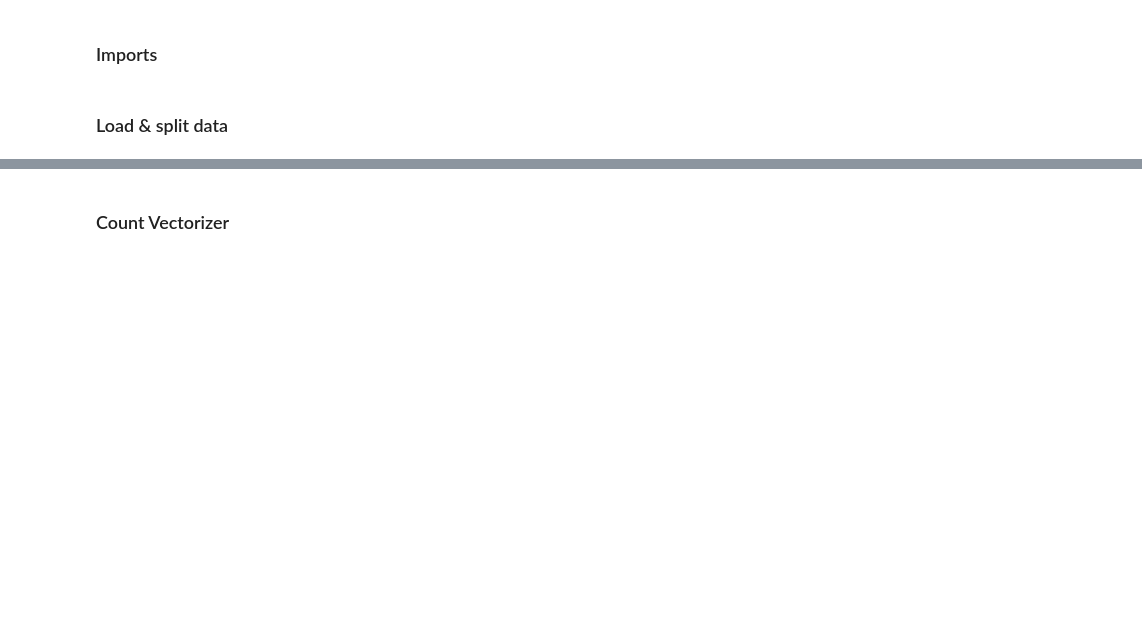
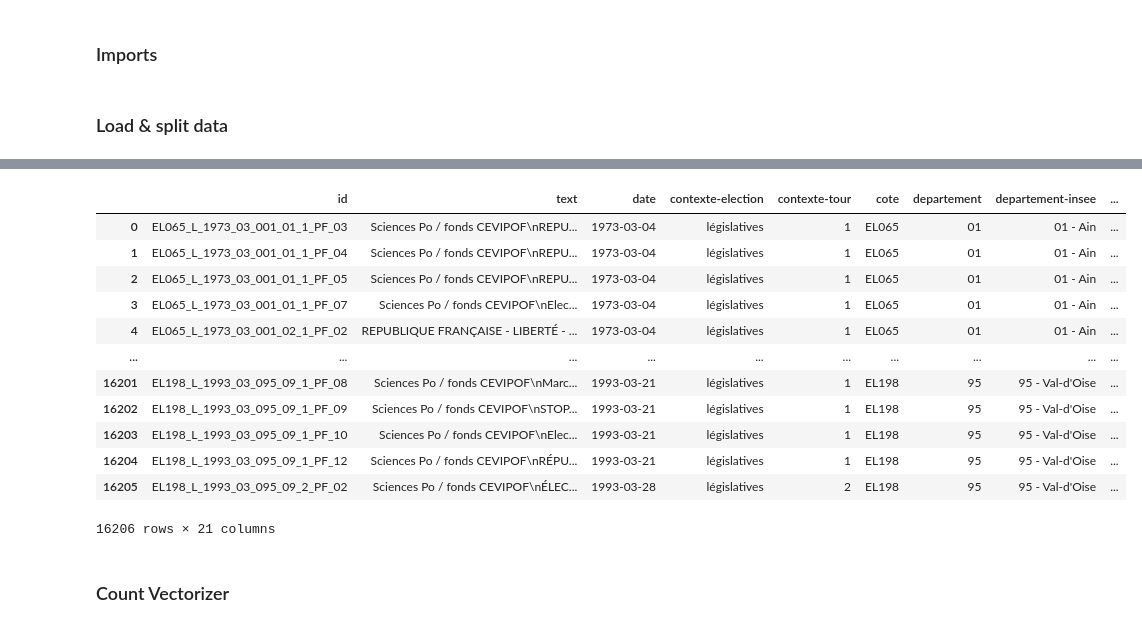
Before and after one commit to lecoqm/NLP, a Jupyter notebook: LDA.ipynb, the cells around one changed output, grey strips where cells are left out. Saved outputs shown, nothing was run; the diff lists cells and outputs as text; code cells hidden in the pictures; blank space fills up the shorter version.

```diff
--- a/LDA.ipynb
+++ b/LDA.ipynb
@@ -15,3 +15,4 @@ import pyLDAvis as vis
 # %%
 path = os.getcwd()
 df = pd.read_csv(path + "/data/processed_data.csv")
+partis_corres = pd.read_csv(path + "/data/partis_correspondance.csv", sep=";")
@@ -18,5 +35,23 @@ df = pd.read_csv(path + "/data/processed_data.csv")
+# %%
+df = pd.merge(df, partis_corres, left_on='titulaire-soutien', right_on='parti')
 # %%
 df_train, df_test = train_test_split(df, test_size=0.2, train_size=0.8)
+# %%
+df
+# %% [output]
+|  | id | text | date | contexte-election | contexte-tour | cote | departement | departement-insee | ... |
+| 0 | EL065_L_1973_03_001_01_1_PF_03 | Sciences Po / fonds CEVIPOF\nREPU... | 1973-03-04 | législatives | 1 | EL065 | 01 | 01 - Ain | ... |
+| 1 | EL065_L_1973_03_001_01_1_PF_04 | Sciences Po / fonds CEVIPOF\nREPU... | 1973-03-04 | législatives | 1 | EL065 | 01 | 01 - Ain | ... |
+| 2 | EL065_L_1973_03_001_01_1_PF_05 | Sciences Po / fonds CEVIPOF\nREPU... | 1973-03-04 | législatives | 1 | EL065 | 01 | 01 - Ain | ... |
+| 3 | EL065_L_1973_03_001_01_1_PF_07 | Sciences Po / fonds CEVIPOF\nElec... | 1973-03-04 | législatives | 1 | EL065 | 01 | 01 - Ain | ... |
+| 4 | EL065_L_1973_03_001_02_1_PF_02 | REPUBLIQUE FRANÇAISE - LIBERTÉ - ... | 1973-03-04 | législatives | 1 | EL065 | 01 | 01 - Ain | ... |
+| ... | ... | ... | ... | ... | ... | ... | ... | ... | ... |
+| 16201 | EL198_L_1993_03_095_09_1_PF_08 | Sciences Po / fonds CEVIPOF\nMarc... | 1993-03-21 | législatives | 1 | EL198 | 95 | 95 - Val-d'Oise | ... |
+| 16202 | EL198_L_1993_03_095_09_1_PF_09 | Sciences Po / fonds CEVIPOF\nSTOP... | 1993-03-21 | législatives | 1 | EL198 | 95 | 95 - Val-d'Oise | ... |
+| 16203 | EL198_L_1993_03_095_09_1_PF_10 | Sciences Po / fonds CEVIPOF\nElec... | 1993-03-21 | législatives | 1 | EL198 | 95 | 95 - Val-d'Oise | ... |
+| 16204 | EL198_L_1993_03_095_09_1_PF_12 | Sciences Po / fonds CEVIPOF\nRÉPU... | 1993-03-21 | législatives | 1 | EL198 | 95 | 95 - Val-d'Oise | ... |
+| 16205 | EL198_L_1993_03_095_09_2_PF_02 | Sciences Po / fonds CEVIPOF\nÉLEC... | 1993-03-28 | législatives | 2 | EL198 | 95 | 95 - Val-d'Oise | ... |
+16206 rows × 21 columns
 # %% [markdown]
 ### Count Vectorizer
 # %%
```
Also changed, not shown: parts of 1 cell of this notebook, 2 other files.
